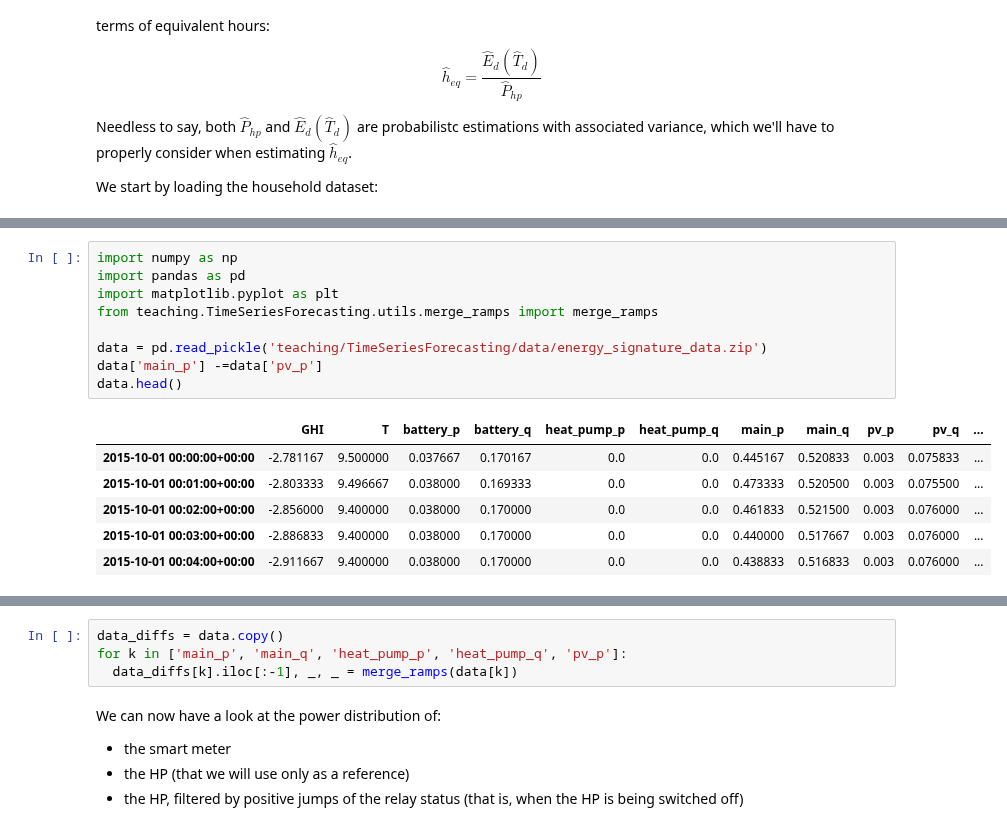
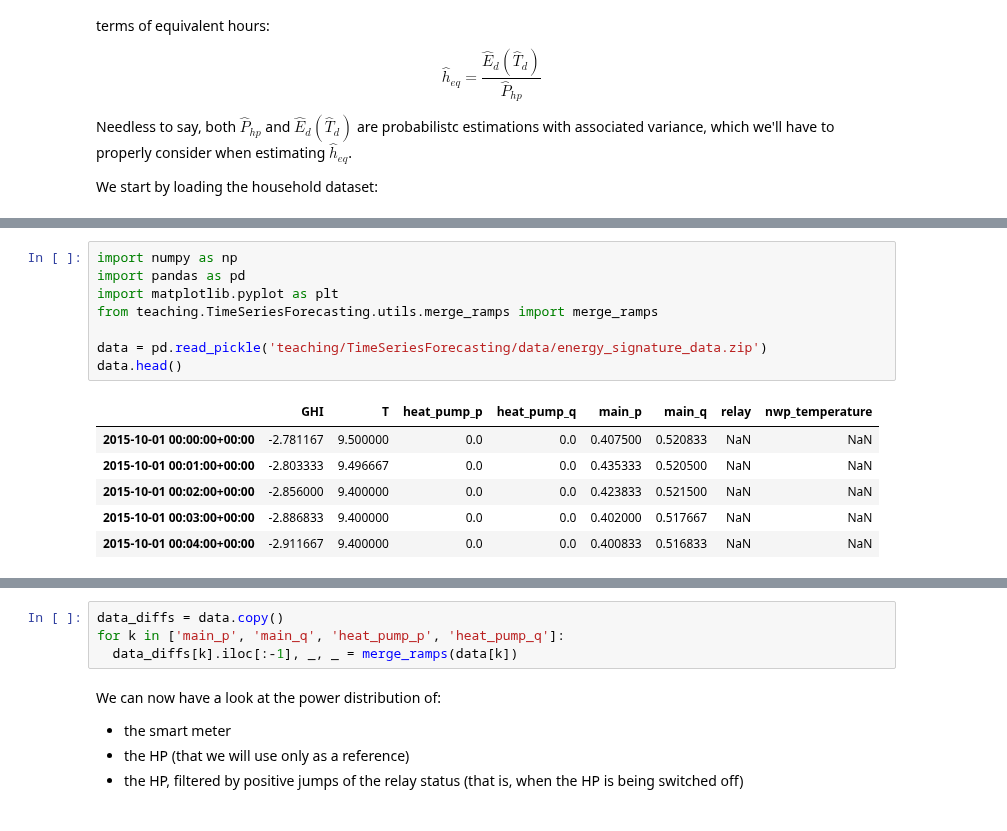
Before and after one commit to nepslor/teaching, a Jupyter notebook: TimeSeriesForecasting/decision_under_uncertainty.ipynb, the cells around one changed output, grey strips where cells are left out. Cells and saved outputs as stored; diff of their text form.

```diff
--- a/TimeSeriesForecasting/decision_under_uncertainty.ipynb
+++ b/TimeSeriesForecasting/decision_under_uncertainty.ipynb
@@ -45,19 +45,18 @@ Successfully installed pandas-1.5.1
 # %%
 import numpy as np
 import pandas as pd
 import matplotlib.pyplot as plt
 from teaching.TimeSeriesForecasting.utils.merge_ramps import merge_ramps
 
 data = pd.read_pickle('teaching/TimeSeriesForecasting/data/energy_signature_data.zip')
-data['main_p'] -=data['pv_p']
 data.head()
 # %% [output]
-|  | GHI | T | battery_p | battery_q | heat_pump_p | heat_pump_q | main_p | main_q | pv_p | pv_q | ... |
-| 2015-10-01 00:00:00+00:00 | -2.781167 | 9.500000 | 0.037667 | 0.170167 | 0.0 | 0.0 | 0.445167 | 0.520833 | 0.003 | 0.075833 | ... |
-| 2015-10-01 00:01:00+00:00 | -2.803333 | 9.496667 | 0.038000 | 0.169333 | 0.0 | 0.0 | 0.473333 | 0.520500 | 0.003 | 0.075500 | ... |
-| 2015-10-01 00:02:00+00:00 | -2.856000 | 9.400000 | 0.038000 | 0.170000 | 0.0 | 0.0 | 0.461833 | 0.521500 | 0.003 | 0.076000 | ... |
-| 2015-10-01 00:03:00+00:00 | -2.886833 | 9.400000 | 0.038000 | 0.170000 | 0.0 | 0.0 | 0.440000 | 0.517667 | 0.003 | 0.076000 | ... |
-| 2015-10-01 00:04:00+00:00 | -2.911667 | 9.400000 | 0.038000 | 0.170000 | 0.0 | 0.0 | 0.438833 | 0.516833 | 0.003 | 0.076000 | ... |
+|  | GHI | T | heat_pump_p | heat_pump_q | main_p | main_q | relay | nwp_temperature |
+| 2015-10-01 00:00:00+00:00 | -2.781167 | 9.500000 | 0.0 | 0.0 | 0.407500 | 0.520833 | NaN | NaN |
+| 2015-10-01 00:01:00+00:00 | -2.803333 | 9.496667 | 0.0 | 0.0 | 0.435333 | 0.520500 | NaN | NaN |
+| 2015-10-01 00:02:00+00:00 | -2.856000 | 9.400000 | 0.0 | 0.0 | 0.423833 | 0.521500 | NaN | NaN |
+| 2015-10-01 00:03:00+00:00 | -2.886833 | 9.400000 | 0.0 | 0.0 | 0.402000 | 0.517667 | NaN | NaN |
+| 2015-10-01 00:04:00+00:00 | -2.911667 | 9.400000 | 0.0 | 0.0 | 0.400833 | 0.516833 | NaN | NaN |
 # %% [markdown]
 ### Nominal power estimation
 Before detecting the HP nominal power, derivatives and observations must be at first merged, since sampling introduce dispersion in the distribution of the power jumps, making it difficult to spot accumulation points.
@@ -72,7 +71,7 @@ Before detecting the HP nominal power, derivatives and observations must be at f
 This is the task of the function `merge_ramps` that we've loaded from the course repo.
 # %%
 data_diffs = data.copy()
-for k in ['main_p', 'main_q', 'heat_pump_p', 'heat_pump_q', 'pv_p']:
+for k in ['main_p', 'main_q', 'heat_pump_p', 'heat_pump_q']:
   data_diffs[k].iloc[:-1], _, _ = merge_ramps(data[k])
 # %% [markdown]
 We can now have a look at the power distribution of:
```
Also changed, not shown: parts of 9 cells of this notebook.
